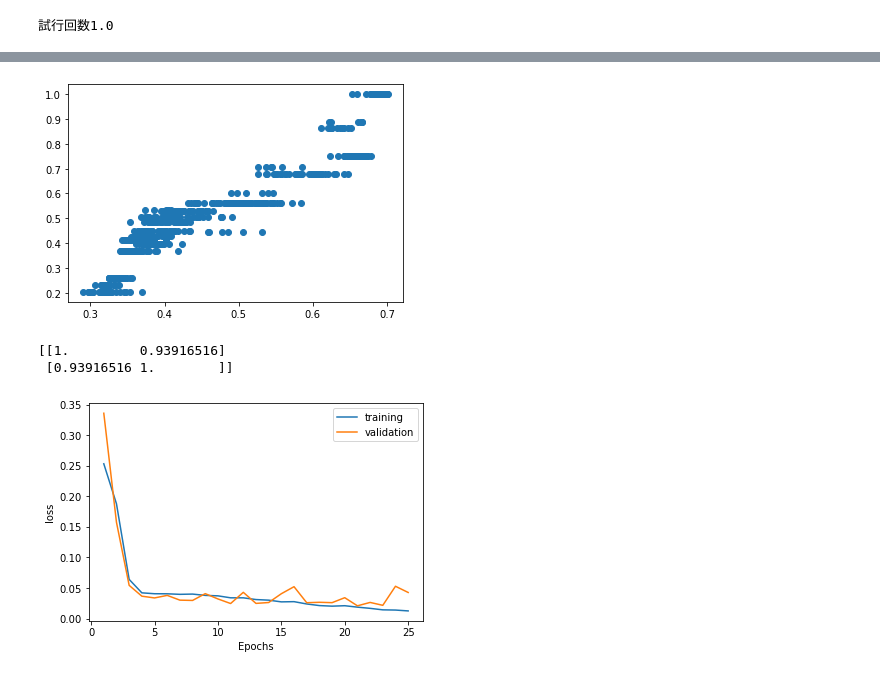
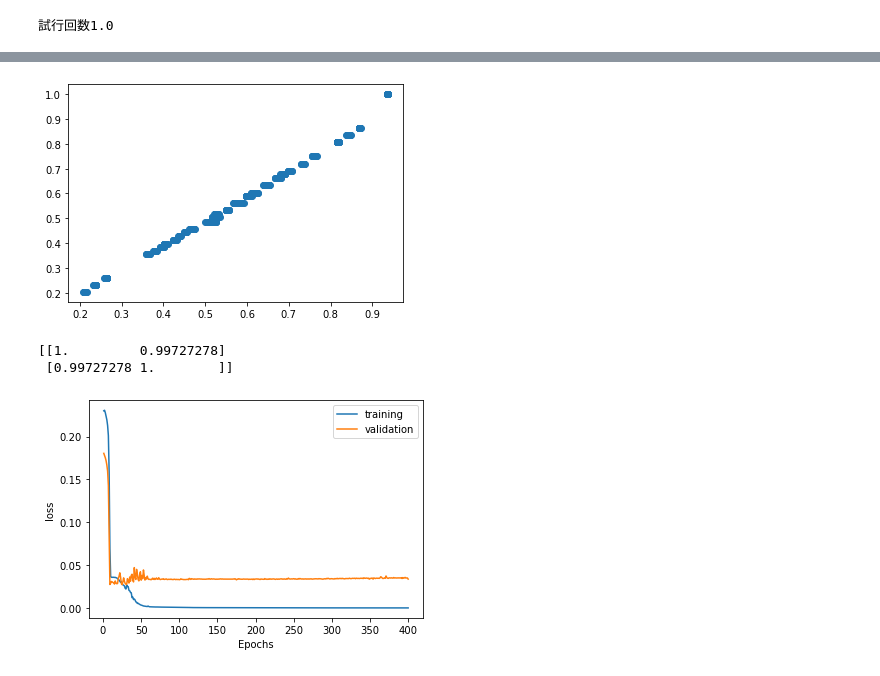
Before and after one commit to zwwaa-ku/my_code, a Jupyter notebook: DNNing.ipynb, the cells around one changed output, grey strips where cells are left out. Saved outputs shown, nothing was run; the diff lists cells and outputs as text; code cells hidden in the pictures.

```diff
--- a/DNNing.ipynb
+++ b/DNNing.ipynb
@@ -69,8 +69,8 @@ def mk_data(x, y, size = 10000, number = 3, lock = 1):
 
 def data_shuffle(x_b, y_b):
     x_list = []
-#    index = np.random.permutation(len(x_b))
-    index =[29,43,7,24,26,40,12,47,20,16,49,14,41,15,48,10,19,42,13,1,6,8,4,25,23,35,34,2,21,0,31,46,32,30,18,17,45,36,37,50,11,3,38,9,5,39,44,33,22,28,27]
+    index = np.random.permutation(len(x_b))
+#    index =[29,43,7,24,26,40,12,47,20,16,49,14,41,15,48,10,19,42,13,1,6,8,4,25,23,35,34,2,21,0,31,46,32,30,18,17,45,36,37,50,11,3,38,9,5,39,44,33,22,28,27]
     for i in index:
         x_list += [x_b[i]]
     y_b = y_b[index]
@@ -141,7 +151,7 @@ model.add(Dense(1, activation='sigmoid'))
 model.compile(optimizer='sgd', loss='mse')
 
 model.summary()
-learning = model.fit(x_train, y_train, epochs=100, validation_data = (x_test,y_test))
+learning = model.fit(x_train, y_train, epochs=400, validation_data = (x_test,y_test))
 #Conv1Dを２層にする、
 #Conv filters ->上位に行くにつれてふやす
 #CNN stride
@@ -304,15 +249,15 @@ plt.scatter(tresult, y_train)
 plt.show()
 print(np.corrcoef(tresult, y_train))
 # %% [output]
-[figure, old version]
+[figure, new version]
-[[1.         0.93916516]
- [0.93916516 1.        ]]
+[[1.         0.99727278]
+ [0.99727278 1.        ]]
 # %%
-plt.plot(range(1, 25+1), learning.history['loss'], label="training")
-plt.plot(range(1, 25+1), learning.history['val_loss'], label="validation")
+plt.plot(range(1, 401), learning.history['loss'], label="training")
+plt.plot(range(1, 401), learning.history['val_loss'], label="validation")
 plt.xlabel('Epochs')
 plt.ylabel('loss')
 plt.legend()
 plt.show()
 # %% [output]
-[figure, old version]
+[figure, new version]
```
Also changed, not shown: parts of 10 cells of this notebook, 1 other file.
